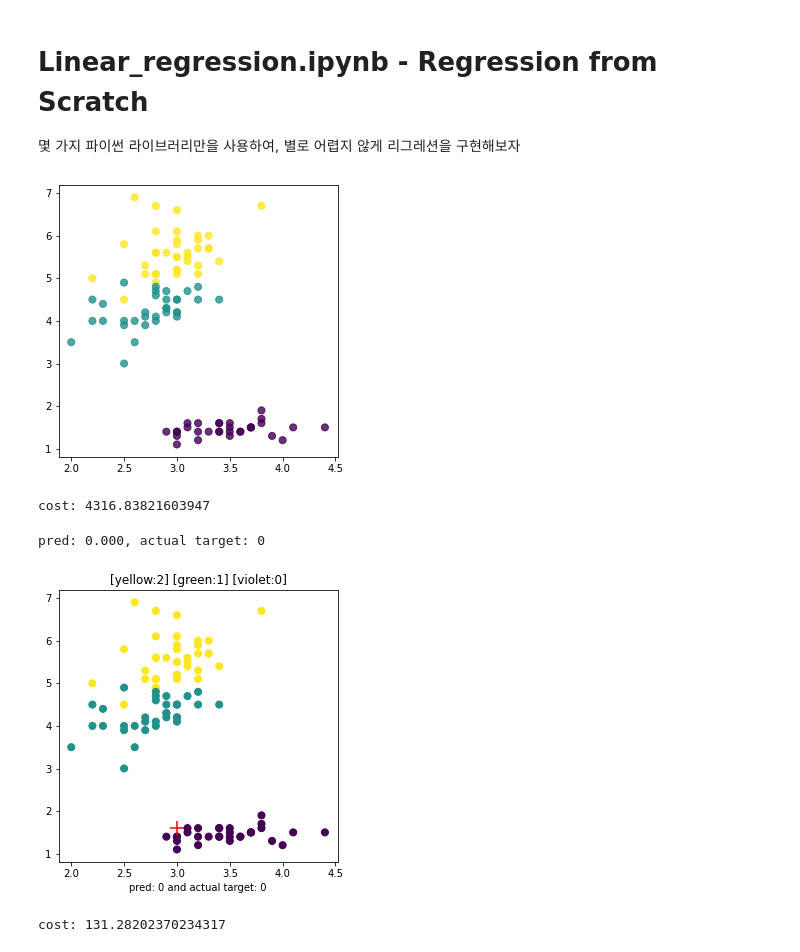
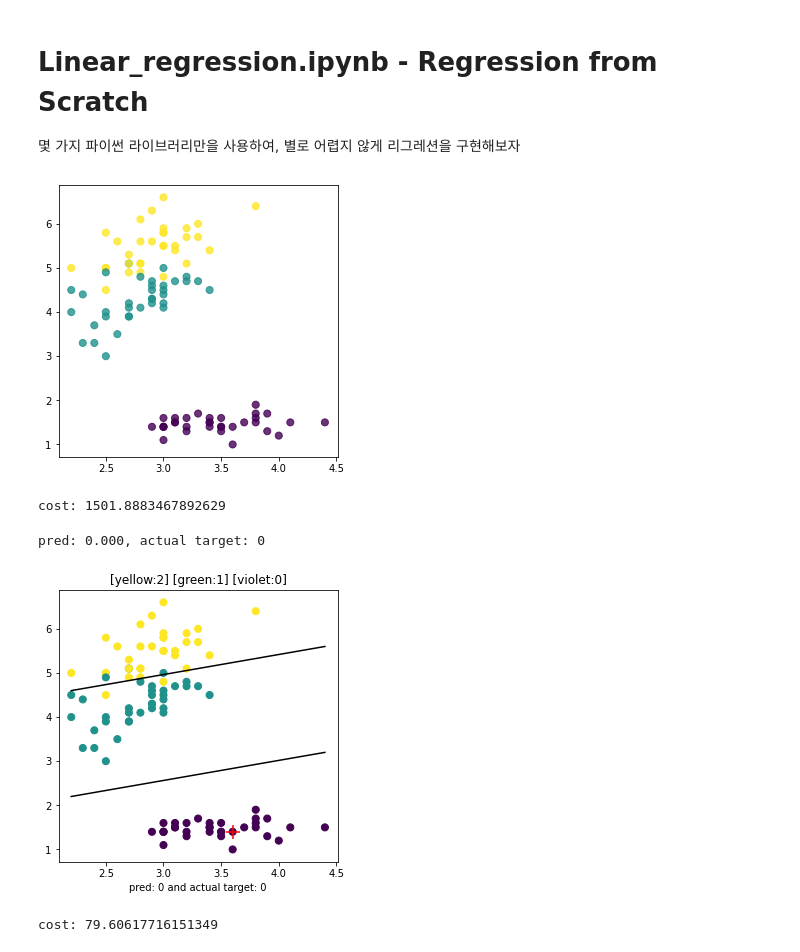
Before and after one commit to LIFE1UP/Machine-Learning, a Jupyter notebook: linear_regression.ipynb, the cells around one changed output. Cells and saved outputs as stored; diff of their text form; code cells hidden in the pictures.

```diff
--- a/linear_regression.ipynb
+++ b/linear_regression.ipynb
@@ -12,17 +12,17 @@ import random
 data = load_iris()
 shuffledIndices = np.random.permutation(len(data.target))
 data.data, data.target = data.data[shuffledIndices], data.target[shuffledIndices]
-trainX, testX = data.data[:100,:], data.data[100:,:]
+trainX, testX = data.data[:100,1:3], data.data[100:,1:3]
 trainY, testY = data.target[:100], data.target[100:]
 weight = np.random.rand(trainX.shape[1])
 lr = 0.001
 iterations = 10000
 # %%
 plt.figure(figsize=(5,5))
-plt.scatter(x=trainX[:,1], y=trainX[:,2], s=50, alpha=0.8, c=trainY)
+plt.scatter(x=trainX[:,0], y=trainX[:,1], s=50, alpha=0.8, c=trainY)
 plt.show()
 # %% [output]
-[figure, old version]
+[figure, new version]
 # %%
 # cost funtion
 def cross_entropy():
@@ -33,7 +33,7 @@ def cross_entropy():
 # %%
 cross_entropy()
 # %% [output]
-cost: 4316.83821603947
+cost: 1501.8883467892629
 # %%
 # define activation functions
 nothing = lambda x: x
@@ -57,6 +57,9 @@ for epoch in range(iterations):
 def predict(case):
     global weight
 
+    if type(case) == list:
+        case = np.array(case)
+
     return round(np.dot(case, weight))
 # %%
 index = random.randrange(len(testY))
@@ -64,16 +67,41 @@ prediction = predict(testX[index,:])
 print(f"pred: {prediction:.3f}, actual target: {testY[index]}")
 # %% [output]
 pred: 0.000, actual target: 0
+# %%
+# making decision boundaries
+baseX = np.linspace(trainX[:,0].min(), trainX[:,0].max(), 2)
+boundary1, boundary2 = list(), list()
+i, counter = 0, 0
+
+for n in baseX:
+    while i < trainX[:,1].max():
+        if predict([n,i]) == 1. and counter == 0:
+            boundary1.append([n,i])
+            counter += 1
+
+        if predict([n,i]) == 2. and counter == 1:
+            boundary2.append([n,i])
+            break
+        i += 0.1
+    # while
+    i = 0
+    counter = 0
+# for
+
+boundary1 = np.array(boundary1)
+boundary2 = np.array(boundary2)
 # %%
 plt.figure(figsize=(5,5))
-plt.scatter(x=trainX[:,1], y=trainX[:,2], s=50, alpha=1, c=trainY)
-plt.scatter(testX[index,1], testX[index,2], c='r', s=200, marker='+')
+plt.scatter(x=trainX[:,0], y=trainX[:,1], s=50, alpha=1, c=trainY)
+plt.scatter(x=testX[index,0], y=testX[index,1], c='r', s=200, marker='+')
+plt.plot(boundary1[:,0], boundary1[:,1], c='black')
+plt.plot(boundary2[:,0], boundary2[:,1], c='black')
 plt.xlabel(f"pred: {prediction:.0f} and actual target: {testY[index]}")
 plt.title("[yellow:2] [green:1] [violet:0]")
 plt.show()
 # %% [output]
-[figure, old version]
+[figure, new version]
 # %%
 cross_entropy()
 # %% [output]
-cost: 131.28202370234317
+cost: 79.60617716151349
```
